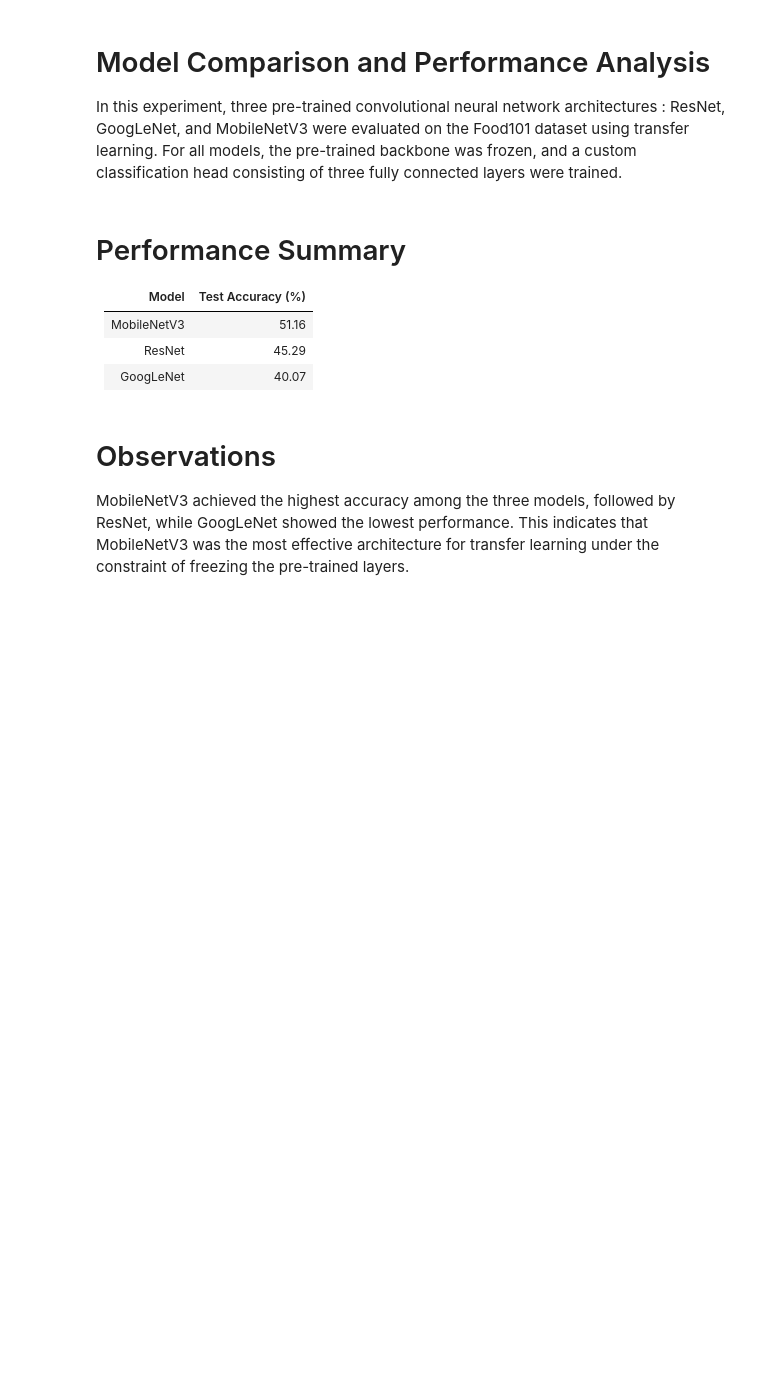
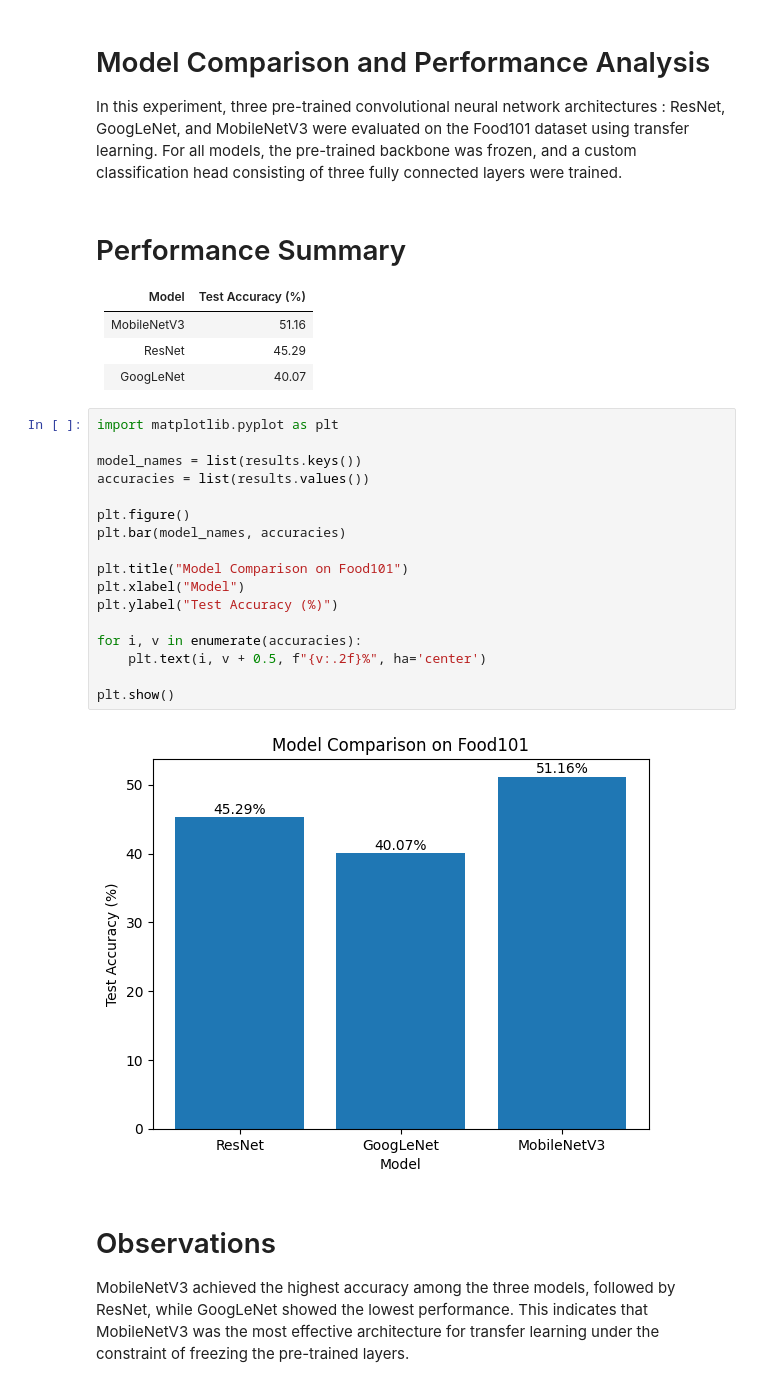
Before and after one commit to shreyashn10/AT2DeepLearning, a Jupyter notebook: PartA.ipynb, the cells around one changed output. Saved outputs shown, nothing was run; the diff lists cells and outputs as text; blank space fills up the shorter version.

Commit message:
Added graph comparing Test accuracies.

```diff
--- a/PartA.ipynb
+++ b/PartA.ipynb
@@ -495,6 +495,25 @@ In this experiment, three pre-trained convolutional neural network architectures
 | MobileNetV3  | 51.16            |
 | ResNet       | 45.29            |
 | GoogLeNet    | 40.07            |
+# %%
+import matplotlib.pyplot as plt
+
+model_names = list(results.keys())
+accuracies = list(results.values())
+
+plt.figure()
+plt.bar(model_names, accuracies)
+
+plt.title("Model Comparison on Food101")
+plt.xlabel("Model")
+plt.ylabel("Test Accuracy (%)")
+
+for i, v in enumerate(accuracies):
+    plt.text(i, v + 0.5, f"{v:.2f}%", ha='center')
+
+plt.show()
+# %% [output]
+[figure, added]
 # %% [markdown]
 # Observations
 
```
